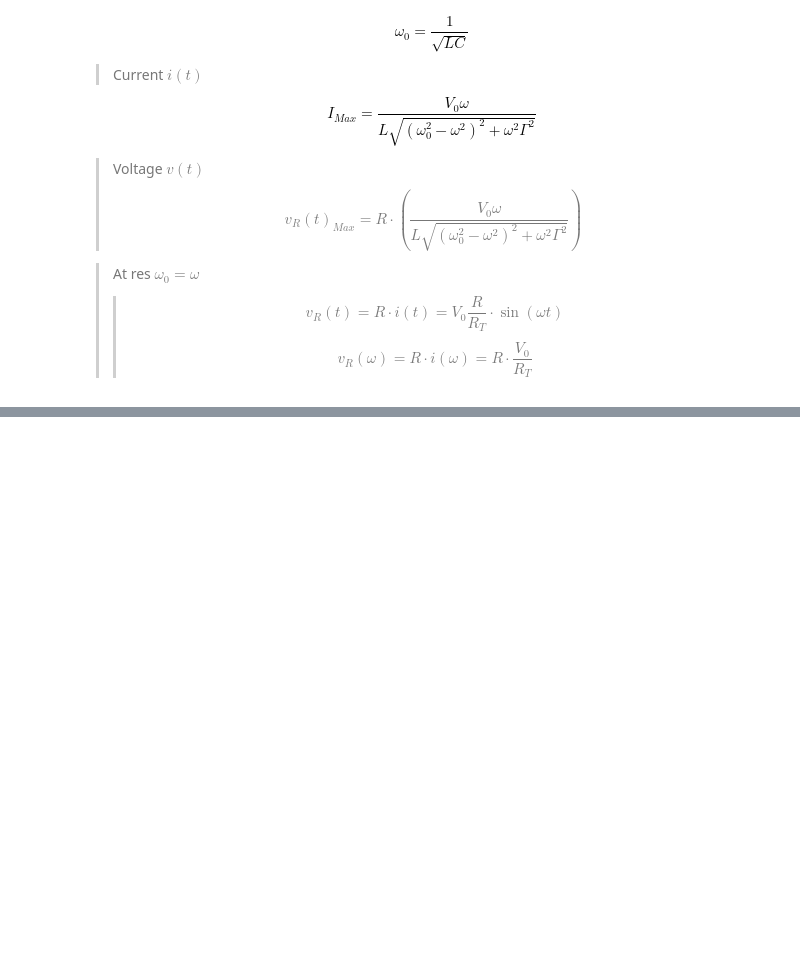
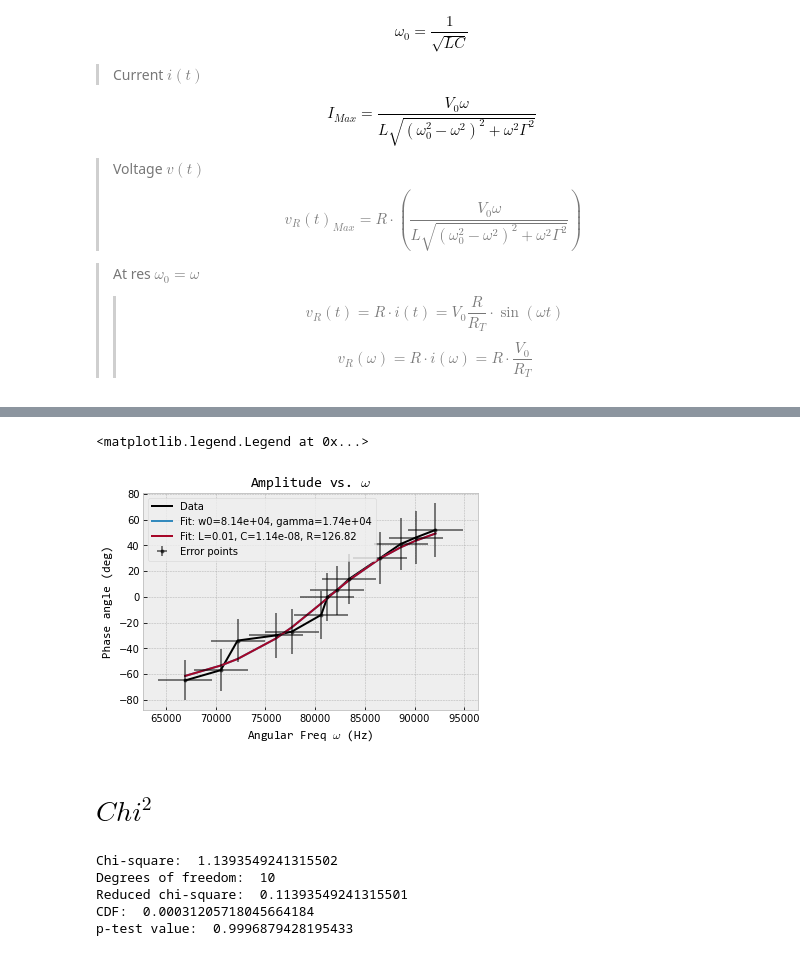
Before and after one commit to Drixitel/134-Lab-Spring-2023, a Jupyter notebook: Code/Chaos/ErrorPropGraphs.ipynb, the cells around one changed output, grey strips where cells are left out. Cells and saved outputs as stored; diff of their text form; code cells hidden in the pictures; blank space fills up the shorter version.

```diff
--- a/Code/Chaos/ErrorPropGraphs.ipynb
+++ b/Code/Chaos/ErrorPropGraphs.ipynb
@@ -376,0 +505,13 @@ print(popt)
+# %%
+def Phifunc(w,w0,gamma):
+    return (180/np.pi)*np.arctan( (w**2-w0**2)/(w*gamma) )
+
+
+def Phifunc2(w,L,C,R):
+    Rt = R + 103.4
+    return (180/np.pi)*np.arctan( (w**2 -(L*C)**(-1) )/(w*Rt/L)  )
+# %%
+p05 = [w0,13000]
+popt5 , pcov5 = curve_fit( Phifunc,w, Phi , sigma=phistd, p0 =p05 , absolute_sigma=True)
+p06 = [L,C,R]
+popt6 , pcov6 = curve_fit( Phifunc2,w, Phi , sigma=phistd, p0 =p06 , absolute_sigma=True)
@@ -376,0 +535,63 @@ print(popt)
+# %%
+phifitline = Phifunc(w,*popt5)
+phifitline2 = Phifunc2(w,*popt6)
+
+
+#style
+hfont = {'fontname':'Consolas'}
+plt.figure()
+plt.style.use('bmh')
+
+#plot data
+plt.plot(w,Phi, label = 'Data', color = 'black')
+plt.plot(w,phifitline, label = 'Fit: w0=%1.2e, gamma=%1.2e' % tuple(popt5))
+plt.plot(w,phifitline2, label = 'Fit: L=%1.2f, C=%1.2e, R=%1.2f' % tuple(popt6))
+plt.errorbar(w,Phi,yerr=phistd, xerr=w0sig, fmt= '.', ls = None, label= 'Error points', color = 'black', alpha =0.5)
+
+
+#Labels
+plt.title("Amplitude vs. $\omega$", **hfont)
+plt.ylabel("Phase angle (deg)", **hfont)
+plt.xlabel("Angular Freq $\omega$ (Hz)", **hfont)
+
+
+plt.legend()
+# %% [output]
+<matplotlib.legend.Legend at 0x...>
+[figure, added]
+# %% [markdown]
+# $Chi^2$
+# %%
+# By definition:
+chisq = sum( (Phi - phifitline2)**2 / phistd**2 )
+
+# ndf = number of degrees of freedom
+ndf = len(w)-len(popt6)
+
+# prof advised not to use this
+chisq_reduced = chisq/float(ndf)
+
+#   Note:
+#       The reduced Chi2 = (Chi2/ndf) is just a "shortcut" that allows us to quickly decide if
+#       the data agrees with the model.
+#     If reduced Chi2 is about equal to one: we are definitely good, because (Chi2/ndf)=1 corresponds to
+#     the p-value of 0.5
+
+cdf = stat.chi2.cdf(chisq, df = ndf)
+
+# For a Chisquare with a given number of degrees of freedom the p-test value:
+#       is just one minus the cummilative distribtion
+#       fucntion (CDF) of the chisquare probabilty distribution evaluated at the calculated value of ChiSq
+pvalue = 1-cdf
+
+print('Chi-square: ',chisq)
+print('Degrees of freedom: ',ndf)
+print('Reduced chi-square: ',chisq_reduced)
+print('CDF: ', cdf)
+print('p-test value: ',pvalue)
+# %% [output]
+Chi-square:  1.1393549241315502
+Degrees of freedom:  10
+Reduced chi-square:  0.11393549241315501
+CDF:  0.00031205718045664184
+p-test value:  0.9996879428195433
```
Also changed, not shown: parts of 37 cells of this notebook, 6 other files.
